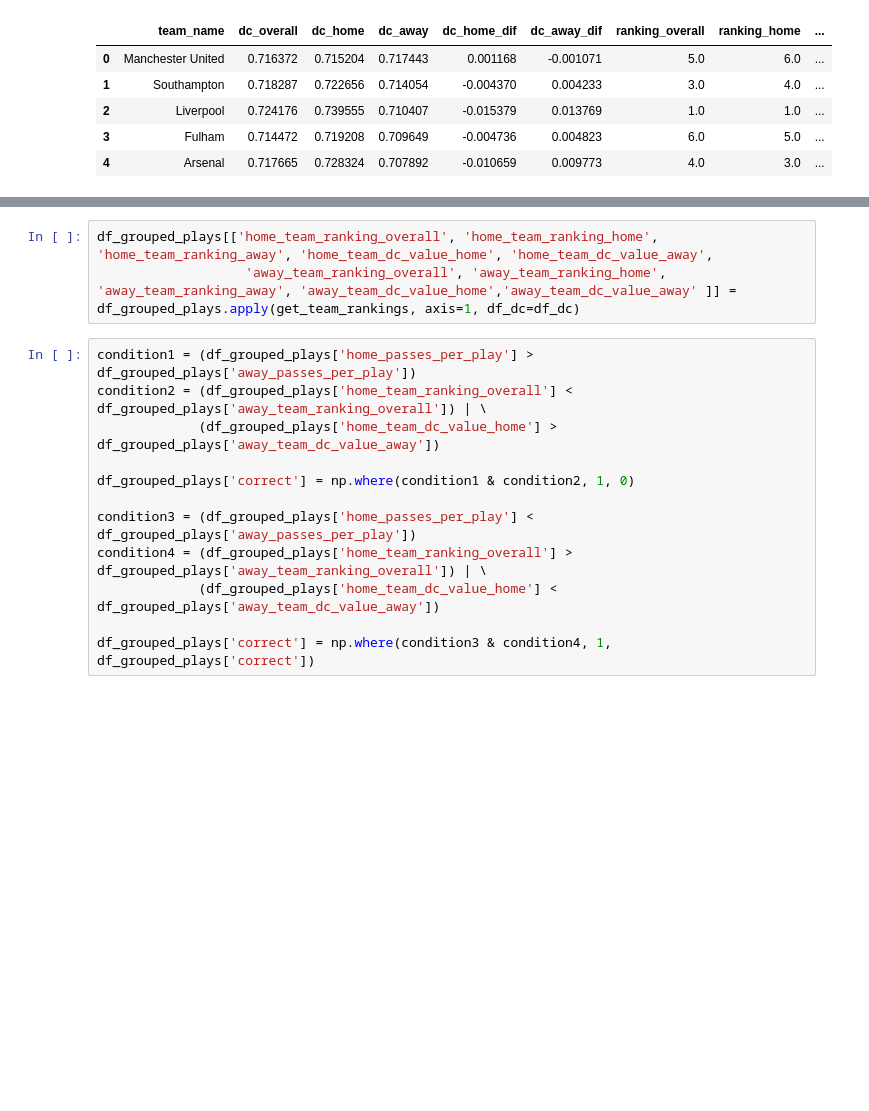
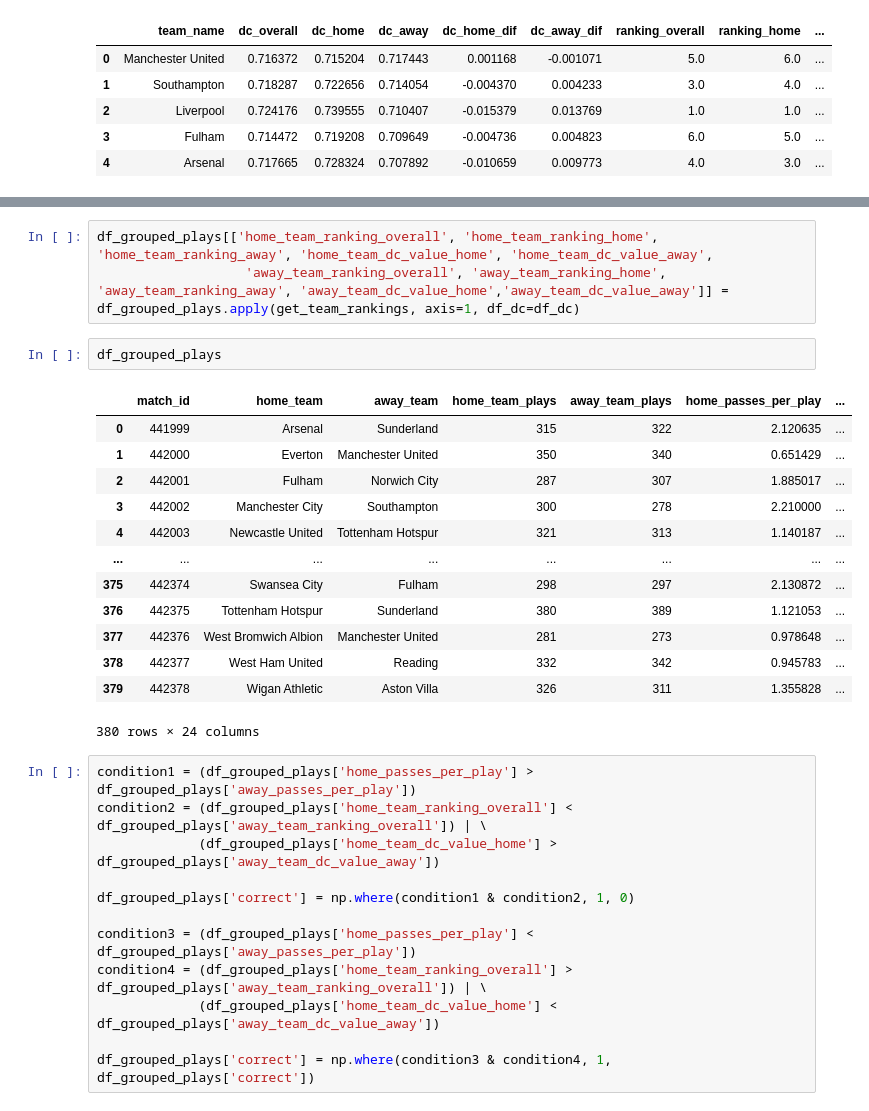
Before and after one commit to luisalawson/proyecto-TD8, a Jupyter notebook: PosessionDangerousArea.ipynb, the cells around one changed output, grey strips where cells are left out. Cells and saved outputs as stored; diff of their text form; blank space fills up the shorter version.

```diff
--- a/PosessionDangerousArea.ipynb
+++ b/PosessionDangerousArea.ipynb
@@ -161,7 +203,23 @@ def get_team_rankings(row, df_dc):
     })
 # %%
 df_grouped_plays[['home_team_ranking_overall', 'home_team_ranking_home', 'home_team_ranking_away', 'home_team_dc_value_home', 'home_team_dc_value_away',
-                   'away_team_ranking_overall', 'away_team_ranking_home', 'away_team_ranking_away', 'away_team_dc_value_home','away_team_dc_value_away' ]] = df_grouped_plays.apply(get_team_rankings, axis=1, df_dc=df_dc)
+                   'away_team_ranking_overall', 'away_team_ranking_home', 'away_team_ranking_away', 'away_team_dc_value_home','away_team_dc_value_away']] = df_grouped_plays.apply(get_team_rankings, axis=1, df_dc=df_dc)
+# %%
+df_grouped_plays
+# %% [output]
+|  | match_id | home_team | away_team | home_team_plays | away_team_plays | home_passes_per_play | ... |
+| 0 | 441999 | Arsenal | Sunderland | 315 | 322 | 2.120635 | ... |
+| 1 | 442000 | Everton | Manchester United | 350 | 340 | 0.651429 | ... |
+| 2 | 442001 | Fulham | Norwich City | 287 | 307 | 1.885017 | ... |
+| 3 | 442002 | Manchester City | Southampton | 300 | 278 | 2.210000 | ... |
+| 4 | 442003 | Newcastle United | Tottenham Hotspur | 321 | 313 | 1.140187 | ... |
+| ... | ... | ... | ... | ... | ... | ... | ... |
+| 375 | 442374 | Swansea City | Fulham | 298 | 297 | 2.130872 | ... |
+| 376 | 442375 | Tottenham Hotspur | Sunderland | 380 | 389 | 1.121053 | ... |
+| 377 | 442376 | West Bromwich Albion | Manchester United | 281 | 273 | 0.978648 | ... |
+| 378 | 442377 | West Ham United | Reading | 332 | 342 | 0.945783 | ... |
+| 379 | 442378 | Wigan Athletic | Aston Villa | 326 | 311 | 1.355828 | ... |
+380 rows × 24 columns
 # %%
 condition1 = (df_grouped_plays['home_passes_per_play'] > df_grouped_plays['away_passes_per_play'])
 condition2 = (df_grouped_plays['home_team_ranking_overall'] < df_grouped_plays['away_team_ranking_overall']) | \
```
Also changed, not shown: parts of 8 cells of this notebook.
